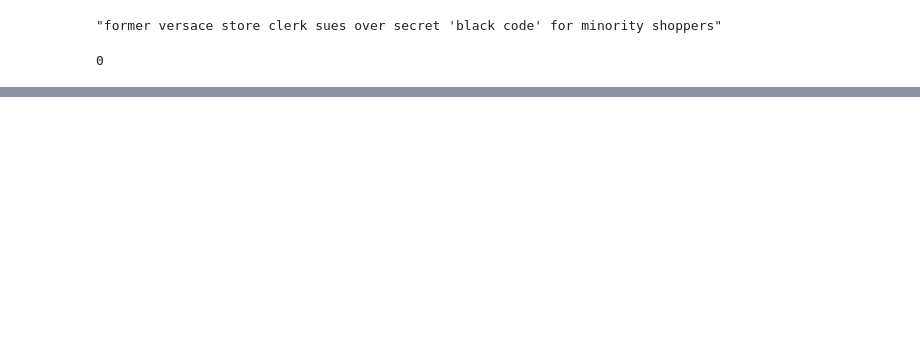
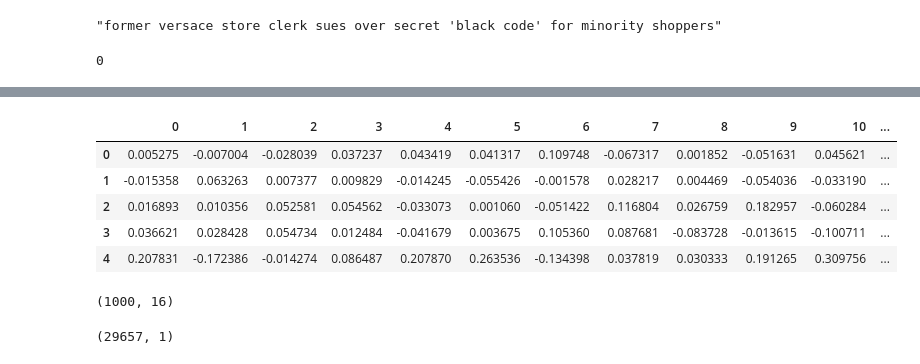
Before and after one commit to RehanShabbir16/Intro_to_NLP_using_Tensorflow, a Jupyter notebook: Introduction_to_NLP_with_tensorflow.ipynb, the cells around one changed output, grey strips where cells are left out. Saved outputs shown, nothing was run; the diff lists cells and outputs as text; code cells hidden in the pictures; blank space fills up the shorter version.

```diff
--- a/Introduction_to_NLP_with_tensorflow.ipynb
+++ b/Introduction_to_NLP_with_tensorflow.ipynb
@@ -70,0 +80,7 @@ padding.shape
+# %%
+model=tf.keras.Sequential([
+    tf.keras.layers.Embedding(vocab_size,embedding_dim,input_length=max_len),
+    tf.keras.layers.Flatten(),
+    tf.keras.layers.Dense(6,activation="relu"),
+    tf.keras.layers.Dense(1,activation="sigmoid")
+])
@@ -70,0 +91,4 @@ padding.shape
+# %%
+model.compile(loss="binary_crossentropy",optimizer="adam",metrics=["accuracy"])
+# %%
+model.fit(np.array(padding),np.array(training_labels),epochs=10,validation_data=(np.array(testing_padding),np.array(testing_labels)))
@@ -70,0 +146,13 @@ padding.shape
+# %%
+embedding_layer=model.layers[0]
+embedding_weights=embedding_layer.get_weights()[0]
+# %%
+df=pd.DataFrame(embedding_weights)
+df.head()
+# %% [output]
+|  | 0 | 1 | 2 | 3 | 4 | 5 | 6 | 7 | 8 | 9 | 10 | ... |
+| 0 | 0.005275 | -0.007004 | -0.028039 | 0.037237 | 0.043419 | 0.041317 | 0.109748 | -0.067317 | 0.001852 | -0.051631 | 0.045621 | ... |
+| 1 | -0.015358 | 0.063263 | 0.007377 | 0.009829 | -0.014245 | -0.055426 | -0.001578 | 0.028217 | 0.004469 | -0.054036 | -0.033190 | ... |
+| 2 | 0.016893 | 0.010356 | 0.052581 | 0.054562 | -0.033073 | 0.001060 | -0.051422 | 0.116804 | 0.026759 | 0.182957 | -0.060284 | ... |
+| 3 | 0.036621 | 0.028428 | 0.054734 | 0.012484 | -0.041679 | 0.003675 | 0.105360 | 0.087681 | -0.083728 | -0.013615 | -0.100711 | ... |
+| 4 | 0.207831 | -0.172386 | -0.014274 | 0.086487 | 0.207870 | 0.263536 | -0.134398 | 0.037819 | 0.030333 | 0.191265 | 0.309756 | ... |
@@ -70,0 +163,8 @@ padding.shape
+# %%
+df.shape
+# %% [output]
+(1000, 16)
+# %%
+meta.shape
+# %% [output]
+(29657, 1)
```
Also changed, not shown: parts of 23 cells of this notebook.
